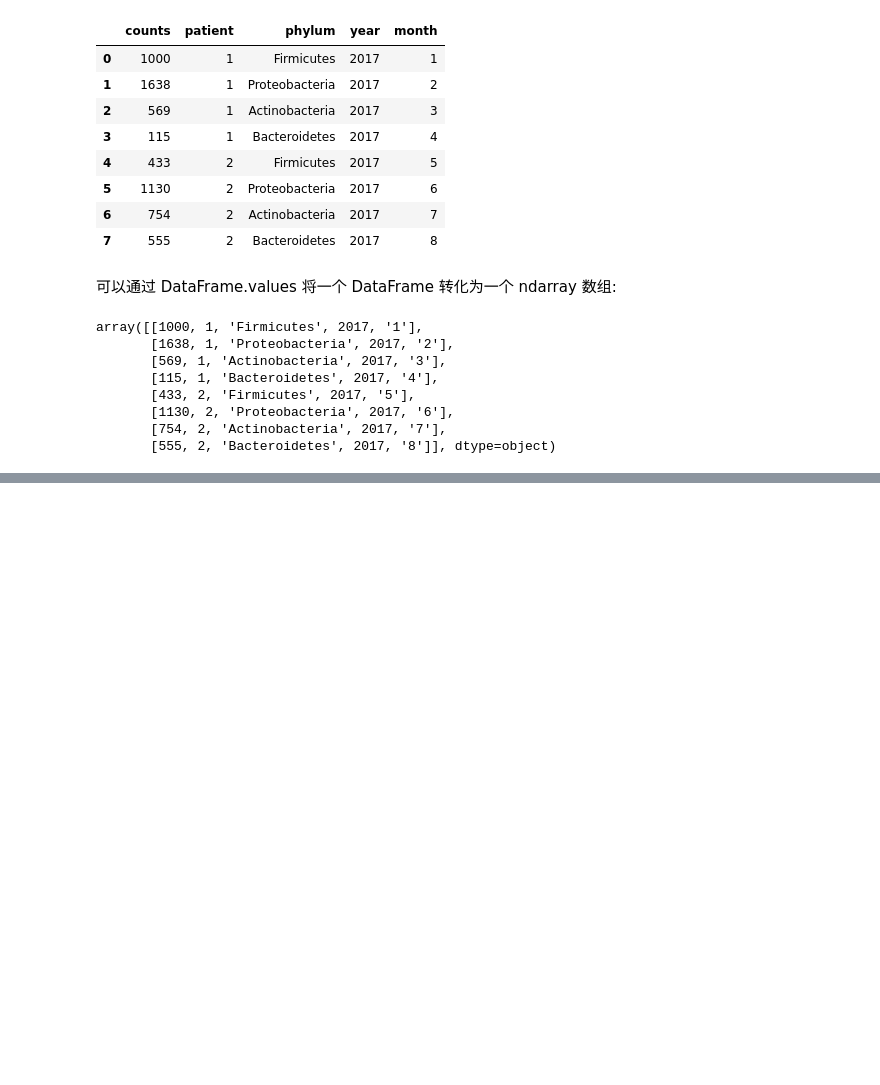
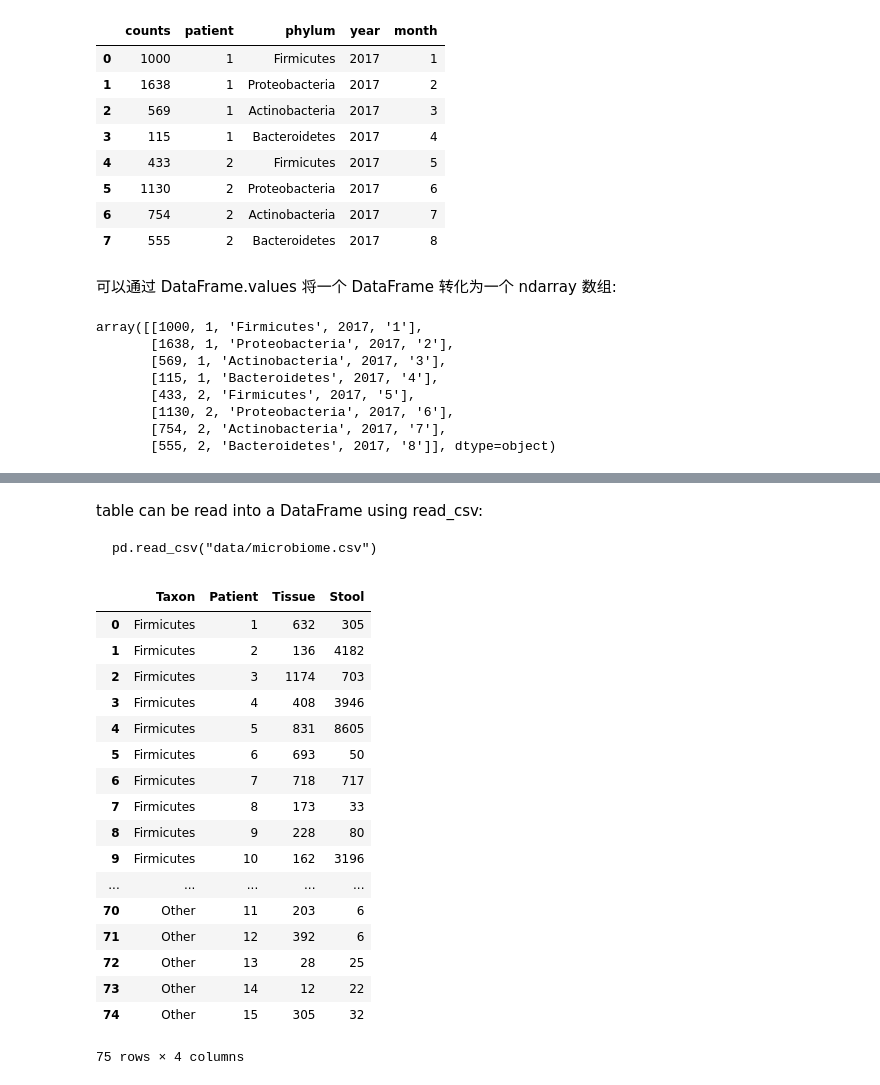
Before and after one commit to SunnyMarkLiu/PythonDataAnalysis, a Jupyter notebook: Introduce to Pandas/Introduction to Pandas.ipynb, the cells around one changed output, grey strips where cells are left out. Cells and saved outputs as stored; diff of their text form; code cells hidden in the pictures; blank space fills up the shorter version.

Commit message:
read csv and excel file

````diff
--- a/Introduce to Pandas/Introduction to Pandas.ipynb
+++ b/Introduce to Pandas/Introduction to Pandas.ipynb
@@ -470,0 +494,27 @@ array([[1000, 1, 'Firmicutes', 2017, '1'],
+# %% [markdown]
+table can be read into a DataFrame using read_csv:
+```
+pd.read_csv("data/microbiome.csv")
+```
+# %%
+microbiome = pd.read_csv('data/microbiome.csv')
+microbiome
+# %% [output]
+|  | Taxon | Patient | Tissue | Stool |
+| 0 | Firmicutes | 1 | 632 | 305 |
+| 1 | Firmicutes | 2 | 136 | 4182 |
+| 2 | Firmicutes | 3 | 1174 | 703 |
+| 3 | Firmicutes | 4 | 408 | 3946 |
+| 4 | Firmicutes | 5 | 831 | 8605 |
+| 5 | Firmicutes | 6 | 693 | 50 |
+| 6 | Firmicutes | 7 | 718 | 717 |
+| 7 | Firmicutes | 8 | 173 | 33 |
+| 8 | Firmicutes | 9 | 228 | 80 |
+| 9 | Firmicutes | 10 | 162 | 3196 |
+| ... | ... | ... | ... | ... |
+| 70 | Other | 11 | 203 | 6 |
+| 71 | Other | 12 | 392 | 6 |
+| 72 | Other | 13 | 28 | 25 |
+| 73 | Other | 14 | 12 | 22 |
+| 74 | Other | 15 | 305 | 32 |
+75 rows × 4 columns
````
Also changed, not shown: parts of 24 cells of this notebook.
